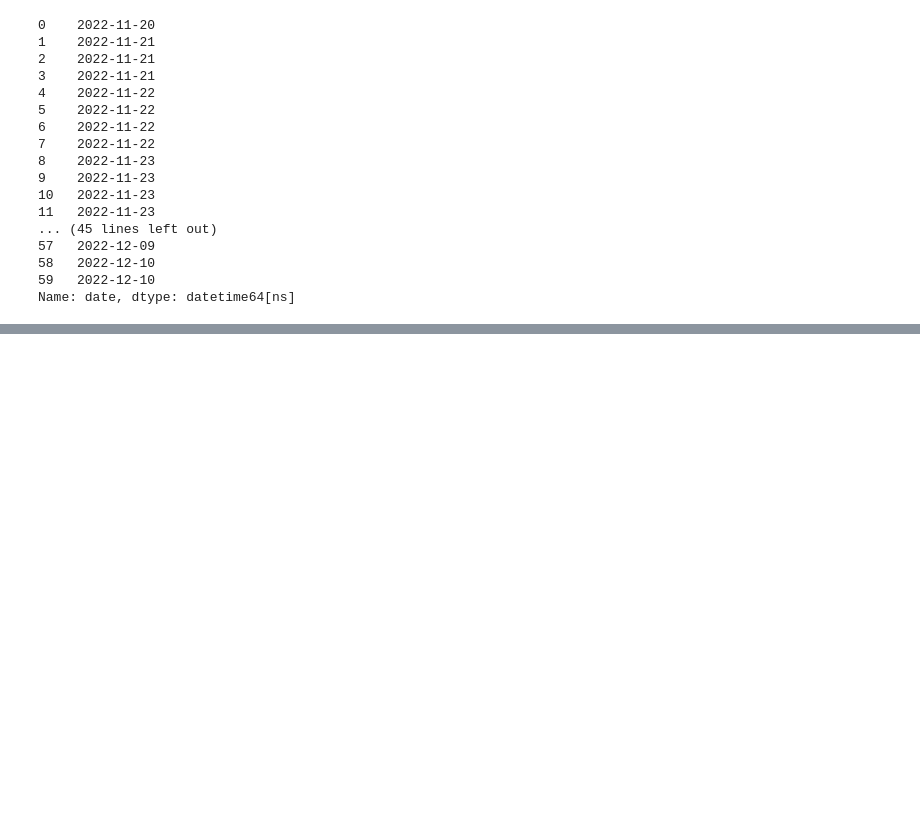
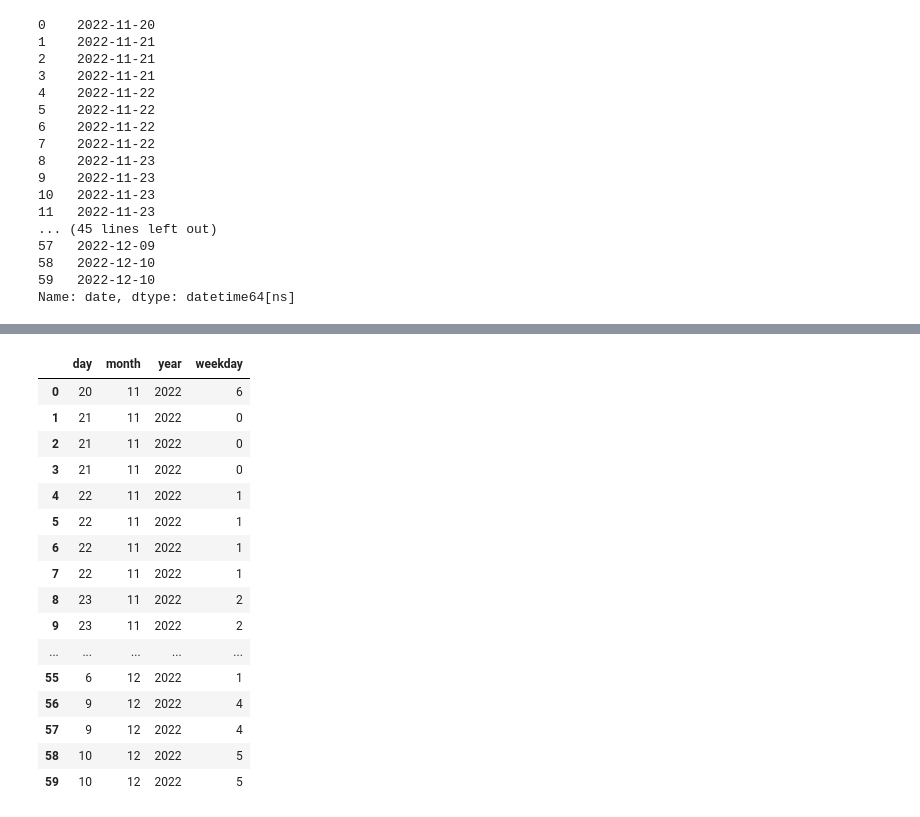
Before and after one commit to Lakshit-Chiranjiv/Python-Data-Analysis-Repo, a Jupyter notebook: Python Pandas.ipynb, the cells around one changed output, grey strips where cells are left out. Cells and saved outputs as stored; diff of their text form; code cells hidden in the pictures; blank space fills up the shorter version.

```diff
--- a/Python Pandas.ipynb
+++ b/Python Pandas.ipynb
@@ -578,0 +606,20 @@ Name: date, dtype: datetime64[ns]
+# %%
+fifa_df[['day','month','year','weekday']]
+# %% [output]
+|  | day | month | year | weekday |
+| 0 | 20 | 11 | 2022 | 6 |
+| 1 | 21 | 11 | 2022 | 0 |
+| 2 | 21 | 11 | 2022 | 0 |
+| 3 | 21 | 11 | 2022 | 0 |
+| 4 | 22 | 11 | 2022 | 1 |
+| 5 | 22 | 11 | 2022 | 1 |
+| 6 | 22 | 11 | 2022 | 1 |
+| 7 | 22 | 11 | 2022 | 1 |
+| 8 | 23 | 11 | 2022 | 2 |
+| 9 | 23 | 11 | 2022 | 2 |
+| ... | ... | ... | ... | ... |
+| 55 | 6 | 12 | 2022 | 1 |
+| 56 | 9 | 12 | 2022 | 4 |
+| 57 | 9 | 12 | 2022 | 4 |
+| 58 | 10 | 12 | 2022 | 5 |
+| 59 | 10 | 12 | 2022 | 5 |
```
Also changed, not shown: parts of 5 cells of this notebook.
